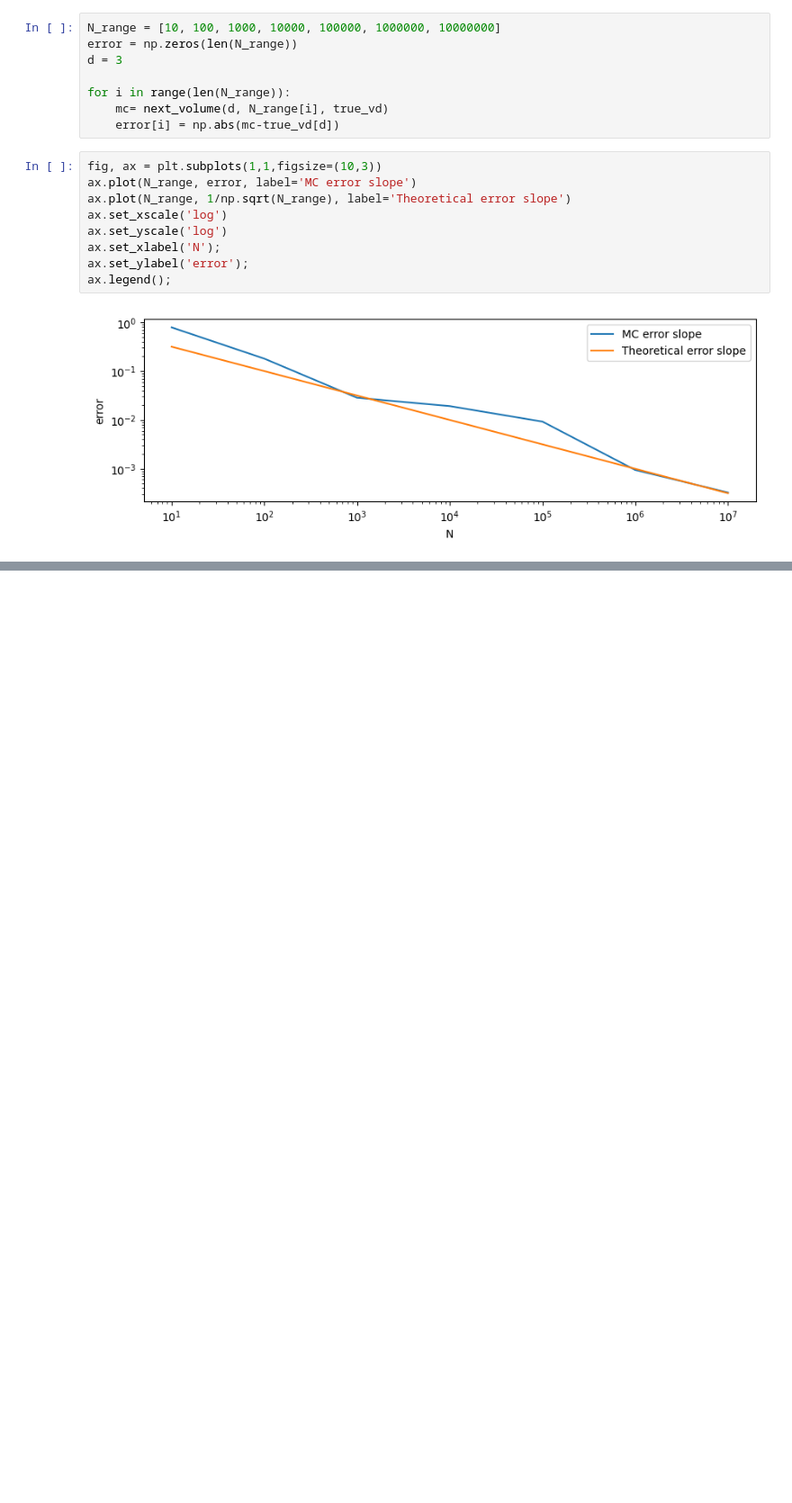
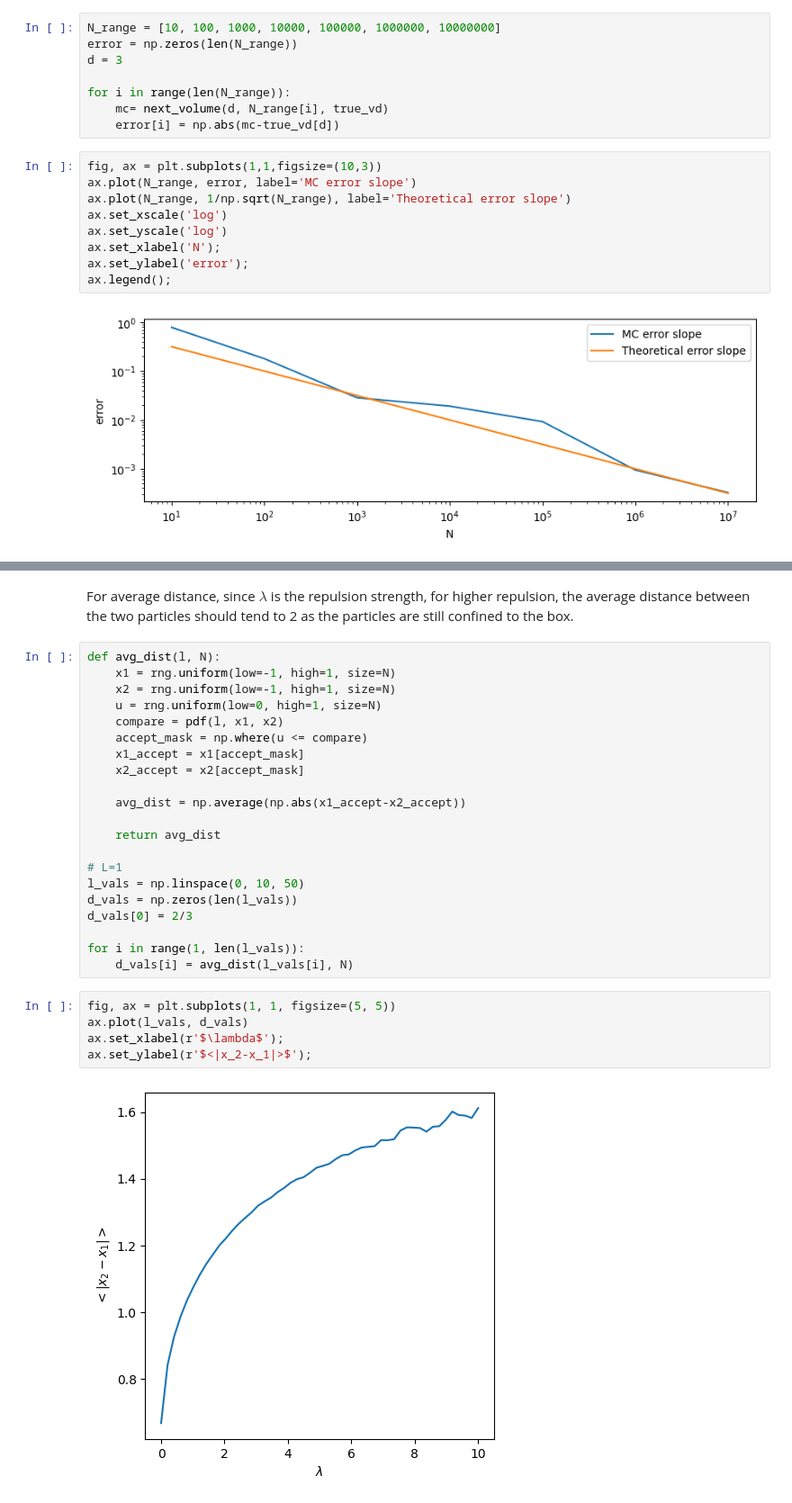
Before and after one commit to pratik-t/Minor-Physics-Stuff, a Jupyter notebook: Computational Physics 1/hw 2.ipynb, the cells around one changed output, grey strips where cells are left out. Shown at 90% size. Cells and saved outputs as stored; diff of their text form; blank space fills up the shorter version.

```diff
--- a/Computational Physics 1/hw2.ipynb
+++ b/Computational Physics 1/hw 2.ipynb
@@ -121,0 +168,30 @@ ax.legend();
+# %% [markdown]
+For average distance, since $\lambda$ is the repulsion strength, for higher repulsion, the average distance between the two particles should tend to 2 as the particles are still confined to the box.
+# %%
+def avg_dist(l, N):
+    x1 = rng.uniform(low=-1, high=1, size=N)
+    x2 = rng.uniform(low=-1, high=1, size=N)
+    u = rng.uniform(low=0, high=1, size=N)
+    compare = pdf(l, x1, x2)
+    accept_mask = np.where(u <= compare)
+    x1_accept = x1[accept_mask]
+    x2_accept = x2[accept_mask]
+
+    avg_dist = np.average(np.abs(x1_accept-x2_accept))
+
+    return avg_dist
+
+# L=1
+l_vals = np.linspace(0, 10, 50)
+d_vals = np.zeros(len(l_vals))
+d_vals[0] = 2/3
+
+for i in range(1, len(l_vals)):
+    d_vals[i] = avg_dist(l_vals[i], N)
+# %%
+fig, ax = plt.subplots(1, 1, figsize=(5, 5))
+ax.plot(l_vals, d_vals)
+ax.set_xlabel(r'$\lambda$');
+ax.set_ylabel(r'$<|x_2-x_1|>$');
+# %% [output]
+[figure, added]
```
Also changed, not shown: parts of 4 cells of this notebook, 1 other file.
